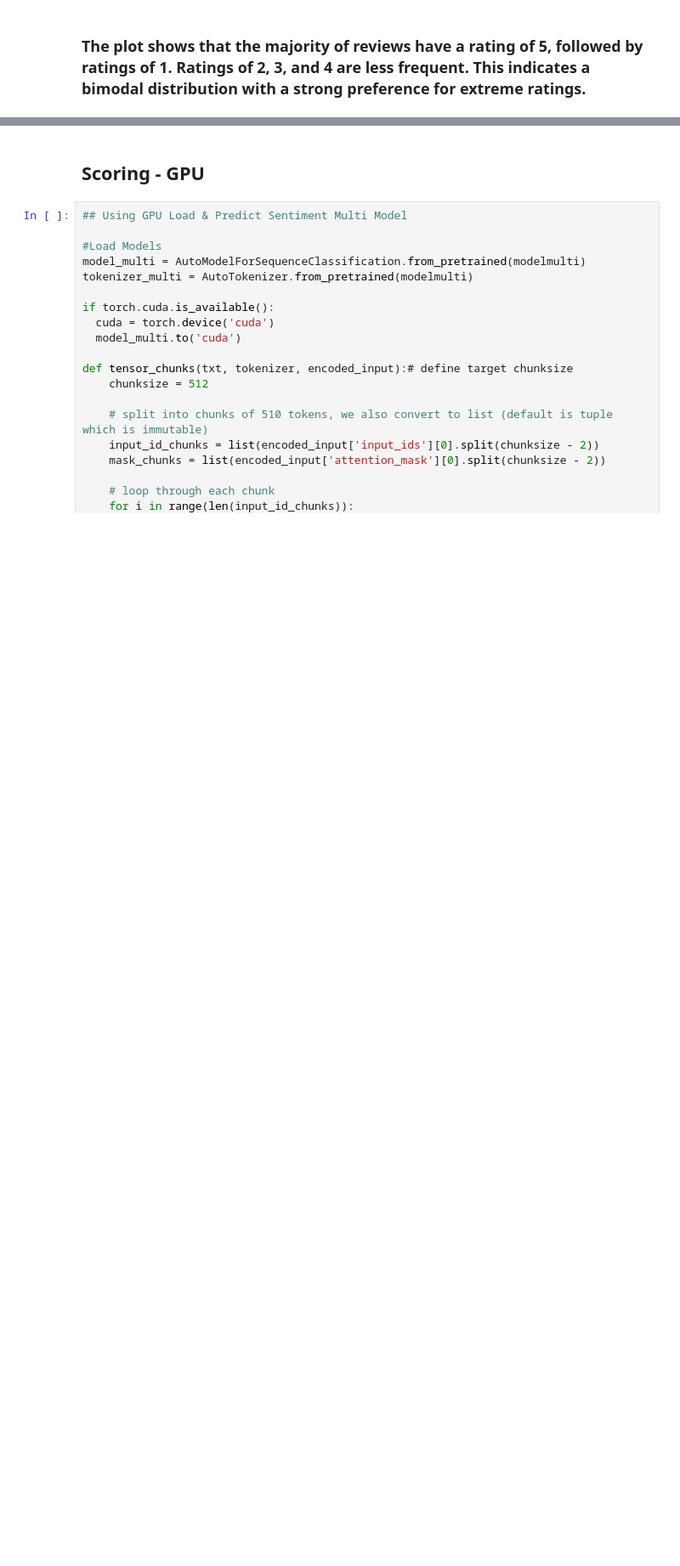
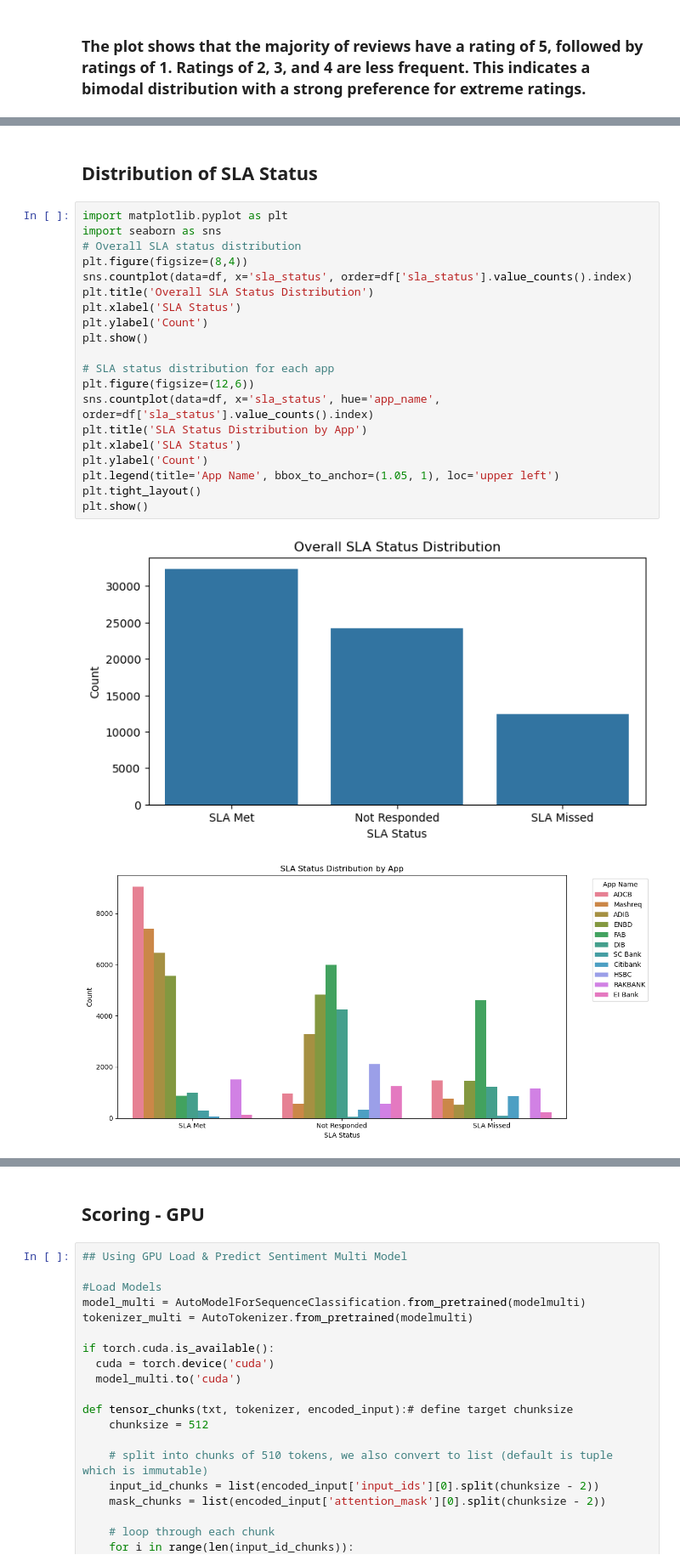
Before and after one commit to sra1malla/Walsh-MS-QM640CapstoneProject, a Jupyter notebook: reviews_scoring.ipynb, the cells around one changed output, grey strips where cells are left out. Shown at 85% size. Drawn from its saved outputs; the diff is of its cells as text; blank space fills up the shorter version.

```diff
--- a/reviews_scoring.ipynb
+++ b/reviews_scoring.ipynb
@@ -634,0 +672,25 @@ Passing `palette` without assigning `hue` is deprecated and will be removed in v
+# %% [markdown]
+## Distribution of SLA Status
+# %%
+import matplotlib.pyplot as plt
+import seaborn as sns
+# Overall SLA status distribution
+plt.figure(figsize=(8,4))
+sns.countplot(data=df, x='sla_status', order=df['sla_status'].value_counts().index)
+plt.title('Overall SLA Status Distribution')
+plt.xlabel('SLA Status')
+plt.ylabel('Count')
+plt.show()
+
+# SLA status distribution for each app
+plt.figure(figsize=(12,6))
+sns.countplot(data=df, x='sla_status', hue='app_name', order=df['sla_status'].value_counts().index)
+plt.title('SLA Status Distribution by App')
+plt.xlabel('SLA Status')
+plt.ylabel('Count')
+plt.legend(title='App Name', bbox_to_anchor=(1.05, 1), loc='upper left')
+plt.tight_layout()
+plt.show()
+# %% [output]
+[figure, added]
+[figure, added]
```
Also changed, not shown: parts of 15 cells of this notebook, 17 other files.
